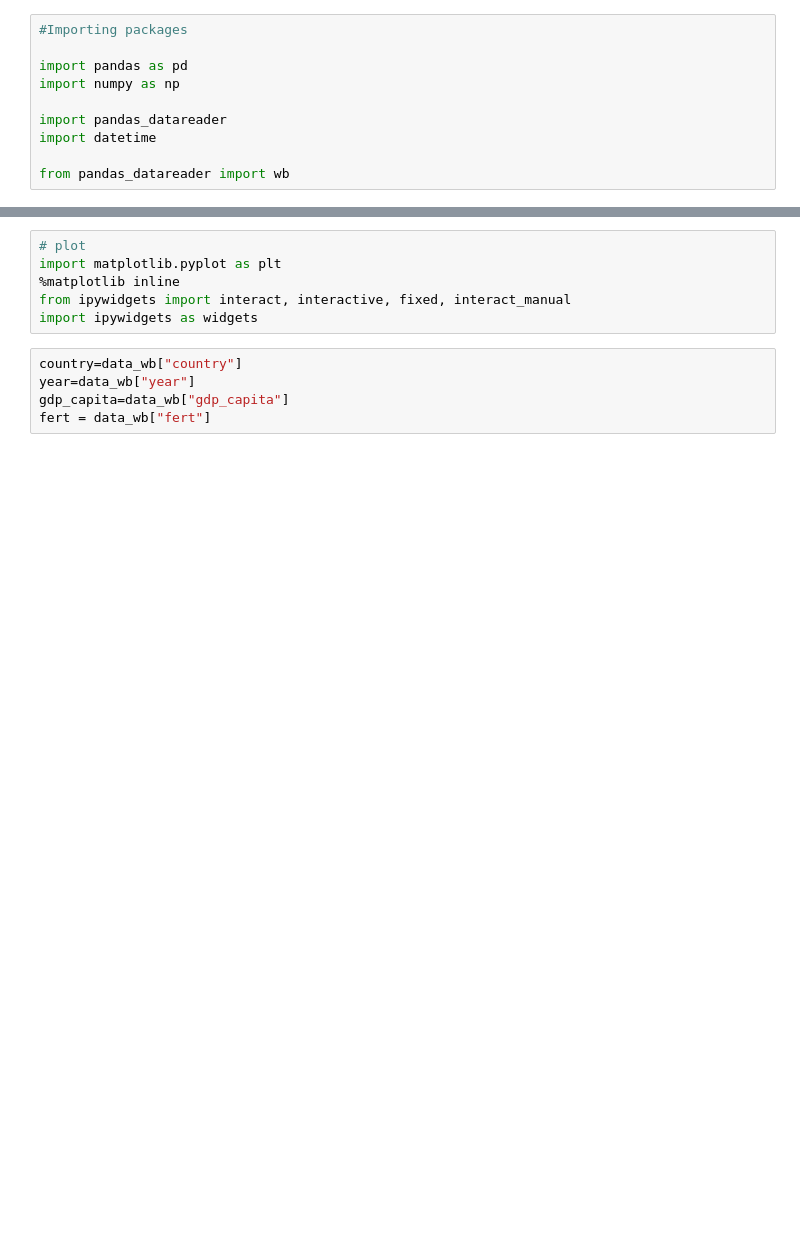
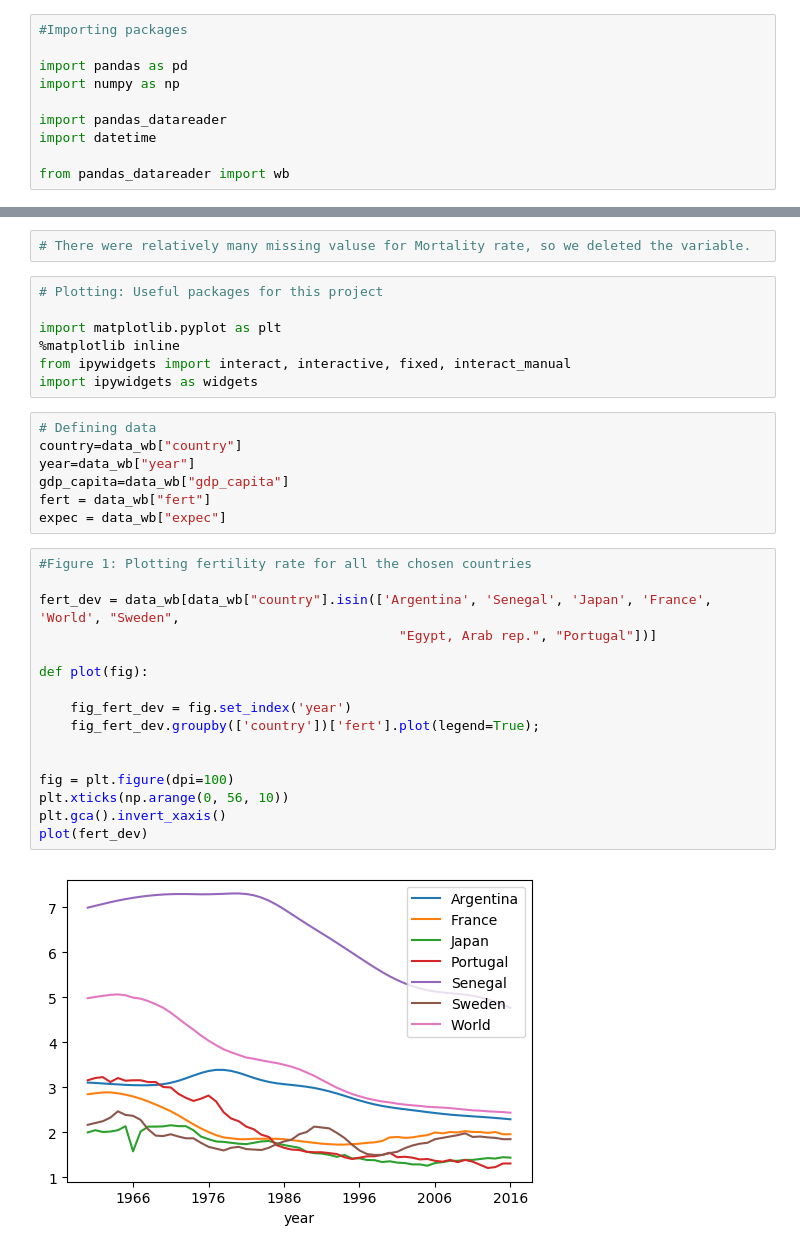
Before and after one commit to NumEconCopenhagen/projects-2019-ivan, a Jupyter notebook: dataproject/dataproject/Untitled1.ipynb, the cells around one changed output, grey strips where cells are left out. Saved outputs shown, nothing was run; the diff lists cells and outputs as text; blank space fills up the shorter version.

```diff
--- a/dataproject/dataproject/Untitled1.ipynb
+++ b/dataproject/dataproject/Untitled1.ipynb
@@ -41,11 +56,34 @@ data_wb.head(-10)
+# %%
+# There were relatively many missing valuse for Mortality rate, so we deleted the variable.
 # %%
-# plot
+# Plotting: Useful packages for this project
+
 import matplotlib.pyplot as plt
 %matplotlib inline
 from ipywidgets import interact, interactive, fixed, interact_manual
 import ipywidgets as widgets
 # %%
+# Defining data
 country=data_wb["country"]
 year=data_wb["year"]
 gdp_capita=data_wb["gdp_capita"]
 fert = data_wb["fert"]
+expec = data_wb["expec"]
+# %%
+#Figure 1: Plotting fertility rate for all the chosen countries
+
+fert_dev = data_wb[data_wb["country"].isin(['Argentina', 'Senegal', 'Japan', 'France', 'World', "Sweden",
+                                              "Egypt, Arab rep.", "Portugal"])]
+
+def plot(fig):
+
+    fig_fert_dev = fig.set_index('year')
+    fig_fert_dev.groupby(['country'])['fert'].plot(legend=True);
+
+
+fig = plt.figure(dpi=100)
+plt.xticks(np.arange(0, 56, 10))
+plt.gca().invert_xaxis()
+plot(fert_dev)
+# %% [output]
+[figure, added]
```
Also changed, not shown: parts of 13 cells of this notebook, 1 other file.
